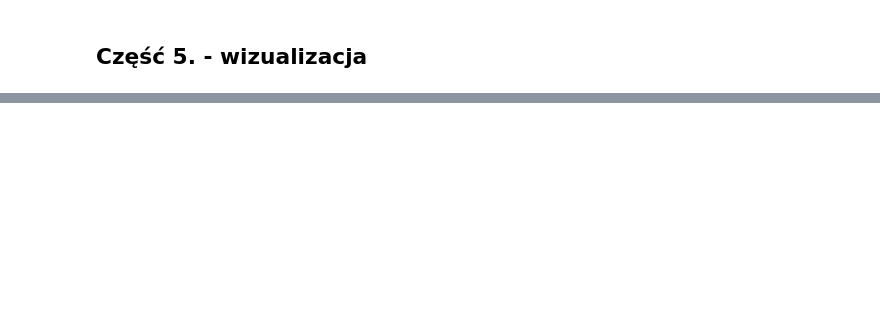
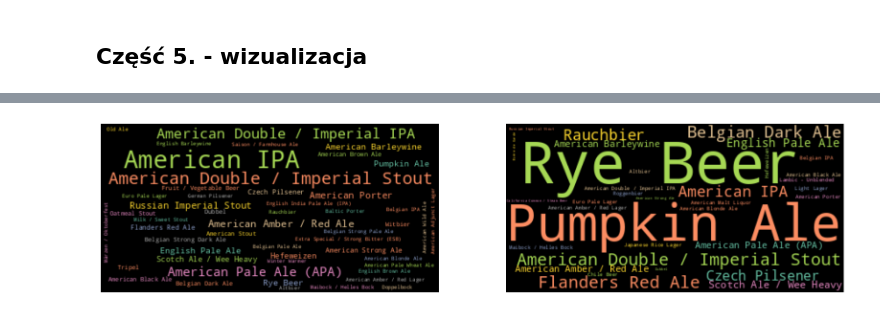
Before and after one commit to MSSkowron/AGH-Course-Recommendation-Systems, a Jupyter notebook: L3-Segmentation/lab3_segmentation.ipynb, the cells around one changed output, grey strips where cells are left out. Saved outputs shown, nothing was run; the diff lists cells and outputs as text; code cells hidden in the pictures; blank space fills up the shorter version.

```diff
--- a/L3-Segmentation/lab3_segmentation.ipynb
+++ b/L3-Segmentation/lab3_segmentation.ipynb
@@ -208,17 +298,22 @@ def get_total_styles_popularity(beer_styles_per_segment):
 
 per_segment_styles_popularity = get_per_segment_styles_popularity(users_favourite_beers, beer_styles, segmentation, SEGMENTS_COUNT)
 total_styles_popularity = get_total_styles_popularity(per_segment_styles_popularity)
+
+per_segment_styles_popularity_kmn = get_per_segment_styles_popularity(users_favourite_beers, beer_styles, segmentation_kmn, SEGMENTS_COUNT)
+total_styles_popularity_kmn = get_total_styles_popularity(per_segment_styles_popularity_kmn)
+
+per_segment_styles_popularity_bir = get_per_segment_styles_popularity(users_favourite_beers, beer_styles, segmentation_bir, SEGMENTS_COUNT)
+total_styles_popularity_bir = get_total_styles_popularity(per_segment_styles_popularity_bir)
 # %%
 # przygotujmy dwa opisy segmentow - top N najpopularniejszych stylow w kazdym segmencie
-#   oraz top N unikalnych - to samo, ale popularnosc w segmencie dzielimy przez laczna popularnosc
-#   dla potrzeb wizualizacji w nastepnym kroku, zwroc slownik {segment_id -> {style_id -> frequency}}
+# oraz top N unikalnych - to samo, ale popularnosc w segmencie dzielimy przez laczna popularnosc
+# dla potrzeb wizualizacji w nastepnym kroku, zwroc slownik {segment_id -> {style_id -> frequency}}
 
 def most_popular_styles_per_segment(per_segment_styles_popularity, N):
     result = {}
 
     for segment in per_segment_styles_popularity.keys():
-        # Sort the styles by popularity count in descending order and select the top N.
-        # sortuje dict popularnosci styli po wartosciach (popularnosci); biore z tego N pierwszych i robie z tego dict
+        # sortuj słownik popularności styli po wartościach (popularności); wybierz pierwsze N i stwórz z tego słownik
         result[segment] = dict(
             sorted(per_segment_styles_popularity[segment].items(), key=lambda x: x[1], reverse=True)[:N])
 
@@ -226,16 +321,16 @@ def most_popular_styles_per_segment(per_segment_styles_popularity, N):
 
 def most_distinctive_styles_per_segment(total_styles_popularity, per_segment_styles_popularity, N):
     result = {}
-    # Create a copy of per_segment_styles_popularity to avoid modifying the original dictionary.
+    # Stwórz kopię popularnosc_styli_na_segment, aby nie modyfikować oryginalnego słownika.
     per_segment_distinctive_styles_popularity = copy(per_segment_styles_popularity)
 
     for segment in per_segment_styles_popularity.keys():
         for style in per_segment_styles_popularity[segment].keys():
-            # Calculate the relative popularity by dividing segment popularity by total popularity.
+            # Oblicz popularność względną, dzieląc popularność segmentu przez łączną popularność.
             per_segment_distinctive_styles_popularity[segment][style] /= total_styles_popularity[style]
 
     for segment in per_segment_distinctive_styles_popularity.keys():
-        # Sort the styles by relative popularity in descending order and select the top N.
+        # Posortuj style według popularności względnej malejąco i wybierz pierwsze N.
         result[segment] = dict(
             sorted(per_segment_distinctive_styles_popularity[segment].items(), key=lambda x: x[1], reverse=True)[:N])
 
@@ -244,6 +339,12 @@ def most_distinctive_styles_per_segment(total_styles_popularity, per_segment_sty
 top_N = 50
 most_popular = most_popular_styles_per_segment(per_segment_styles_popularity, top_N)
 most_distinctive = most_distinctive_styles_per_segment(total_styles_popularity, per_segment_styles_popularity, top_N)
+
+most_popular_kmn = most_popular_styles_per_segment(per_segment_styles_popularity_kmn, top_N)
+most_distinctive_kmn = most_distinctive_styles_per_segment(total_styles_popularity_kmn, per_segment_styles_popularity_kmn, top_N)
+
+most_popular_bir = most_popular_styles_per_segment(per_segment_styles_popularity_bir, top_N)
+most_distinctive_bir = most_distinctive_styles_per_segment(total_styles_popularity_bir, per_segment_styles_popularity_bir, top_N)
 # %%
 most_popular
 # %% [output]
@@ -311,0 +409,4 @@ AttributeError: 'ImageDraw' object has no attribute 'textsize'
+# %%
+visualise_styles(most_popular_kmn, most_distinctive_kmn, 3)
+# %% [output]
+[figure, added]
```
Also changed, not shown: parts of 19 cells of this notebook.
